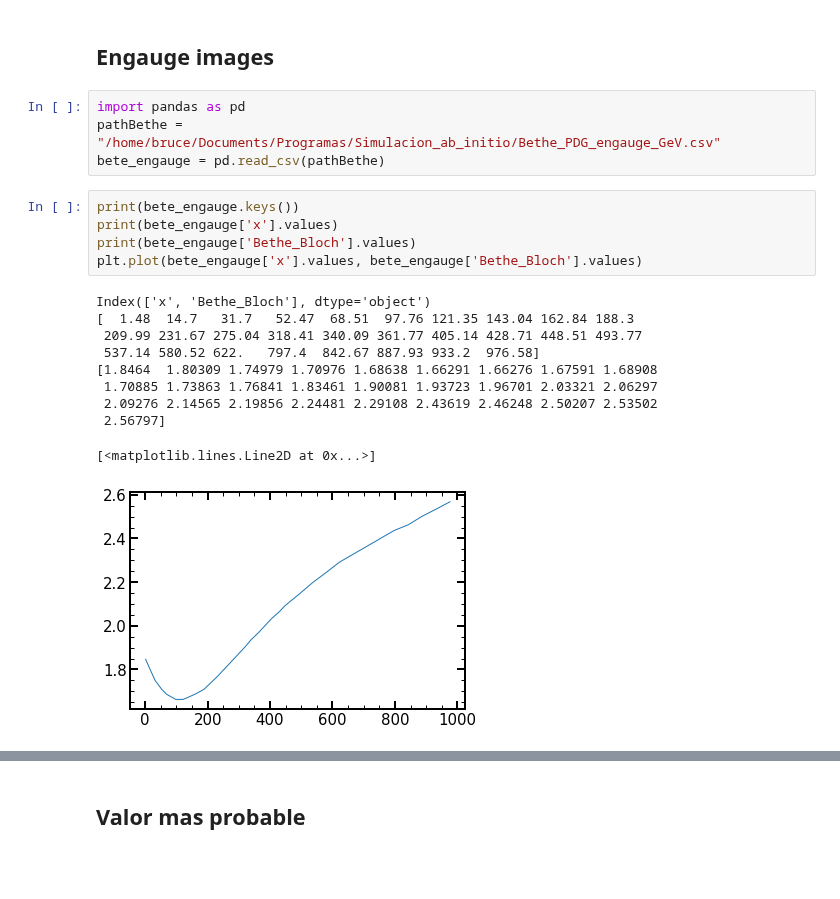
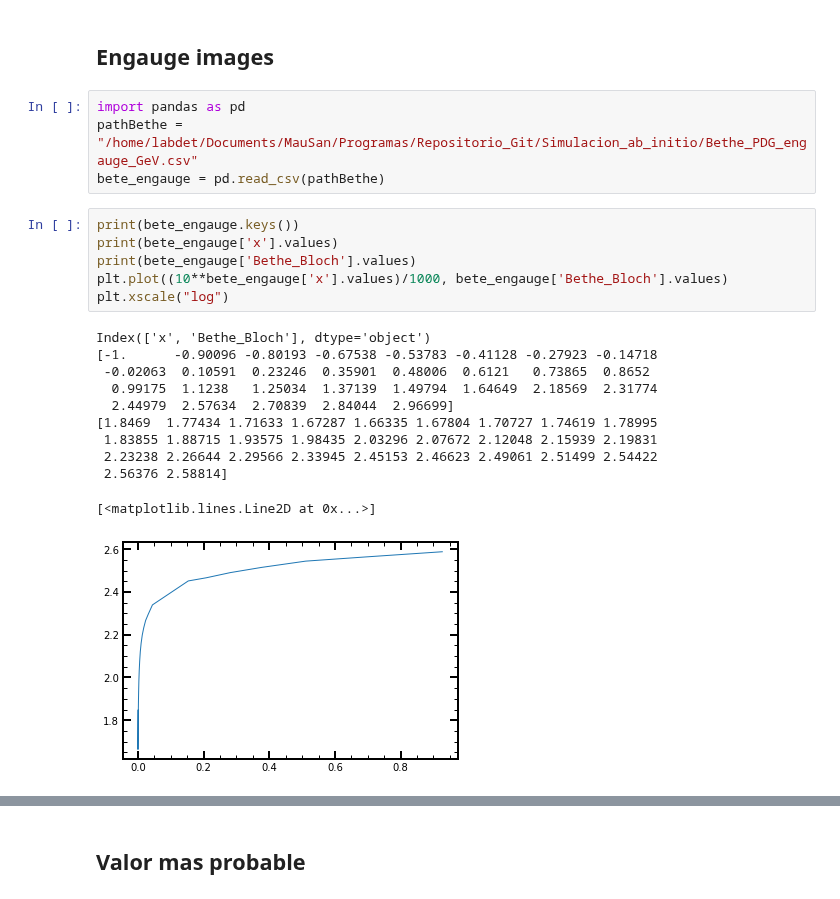
Before and after one commit to mausanram/CodigosICN, a Jupyter notebook: Catalogo_Eventos/Muons_Energy.ipynb, the cells around one changed output, grey strips where cells are left out. Saved outputs shown, nothing was run; the diff lists cells and outputs as text; blank space fills up the shorter version.

```diff
--- a/Catalogo_Eventos/Muons_Energy.ipynb
+++ b/Catalogo_Eventos/Muons_Energy.ipynb
@@ -474,24 +480,26 @@ plt.show()
 ## Engauge images
 # %%
 import pandas as pd
-pathBethe = "/home/bruce/Documents/Programas/Simulacion_ab_initio/Bethe_PDG_engauge_GeV.csv"
+pathBethe = "/home/labdet/Documents/MauSan/Programas/Repositorio_Git/Simulacion_ab_initio/Bethe_PDG_engauge_GeV.csv"
 bete_engauge = pd.read_csv(pathBethe)
 # %%
 print(bete_engauge.keys())
 print(bete_engauge['x'].values)
 print(bete_engauge['Bethe_Bloch'].values)
-plt.plot(bete_engauge['x'].values, bete_engauge['Bethe_Bloch'].values)
+plt.plot((10**bete_engauge['x'].values)/1000, bete_engauge['Bethe_Bloch'].values)
+plt.xscale("log")
 # %% [output]
 Index(['x', 'Bethe_Bloch'], dtype='object')
-[  1.48  14.7   31.7   52.47  68.51  97.76 121.35 143.04 162.84 188.3
- 209.99 231.67 275.04 318.41 340.09 361.77 405.14 428.71 448.51 493.77
- 537.14 580.52 622.   797.4  842.67 887.93 933.2  976.58]
-[1.8464  1.80309 1.74979 1.70976 1.68638 1.66291 1.66276 1.67591 1.68908
- 1.70885 1.73863 1.76841 1.83461 1.90081 1.93723 1.96701 2.03321 2.06297
- 2.09276 2.14565 2.19856 2.24481 2.29108 2.43619 2.46248 2.50207 2.53502
- 2.56797]
+[-1.      -0.90096 -0.80193 -0.67538 -0.53783 -0.41128 -0.27923 -0.14718
+ -0.02063  0.10591  0.23246  0.35901  0.48006  0.6121   0.73865  0.8652
+  0.99175  1.1238   1.25034  1.37139  1.49794  1.64649  2.18569  2.31774
+  2.44979  2.57634  2.70839  2.84044  2.96699]
+[1.8469  1.77434 1.71633 1.67287 1.66335 1.67804 1.70727 1.74619 1.78995
+ 1.83855 1.88715 1.93575 1.98435 2.03296 2.07672 2.12048 2.15939 2.19831
+ 2.23238 2.26644 2.29566 2.33945 2.45153 2.46623 2.49061 2.51499 2.54422
+ 2.56376 2.58814]
 [<matplotlib.lines.Line2D at 0x...>]
-[figure, old version]
+[figure, new version]
 # %%
 muon_mass = 105.6583 #MeV/c²
 
```
Also changed, not shown: parts of 6 cells of this notebook, 6 other files.
